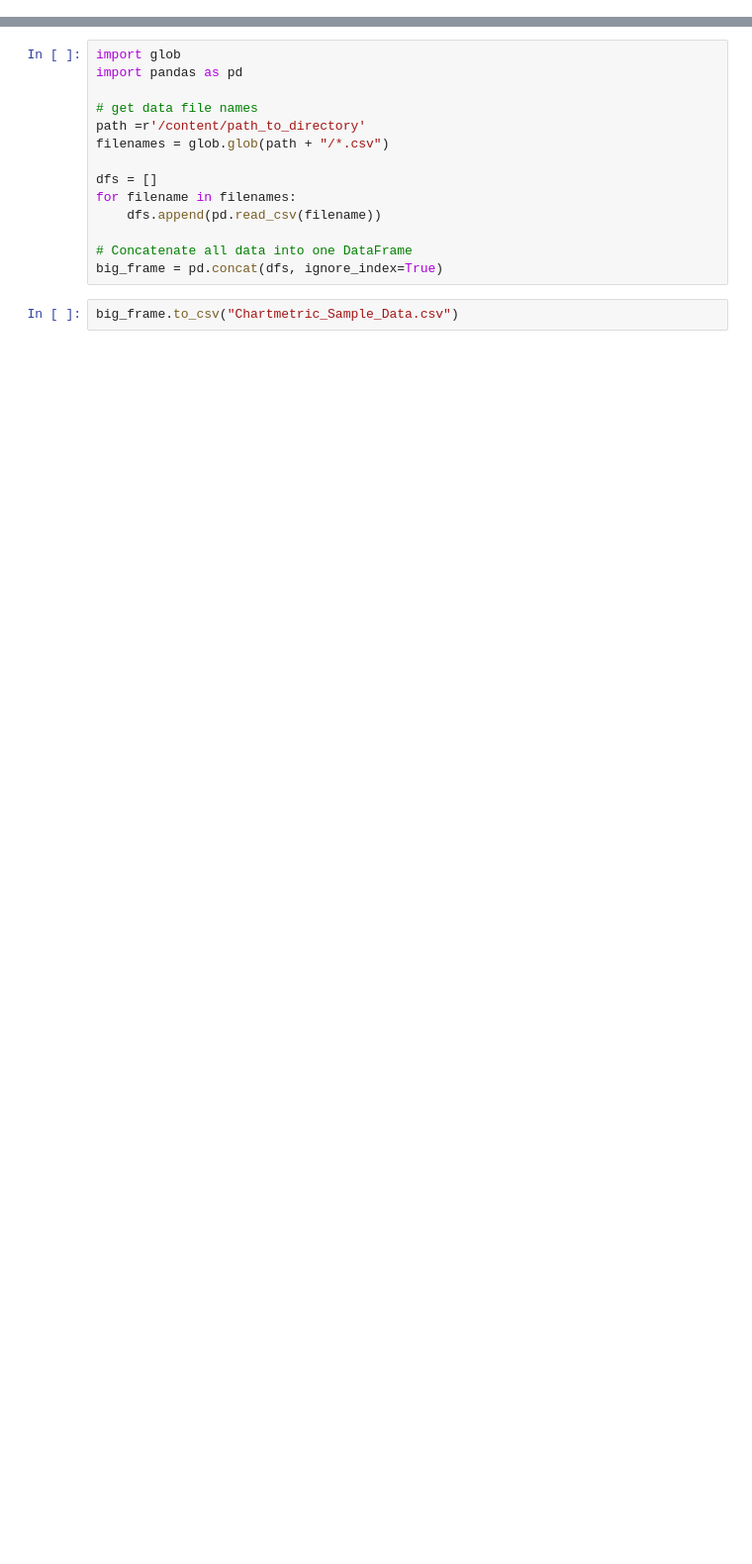
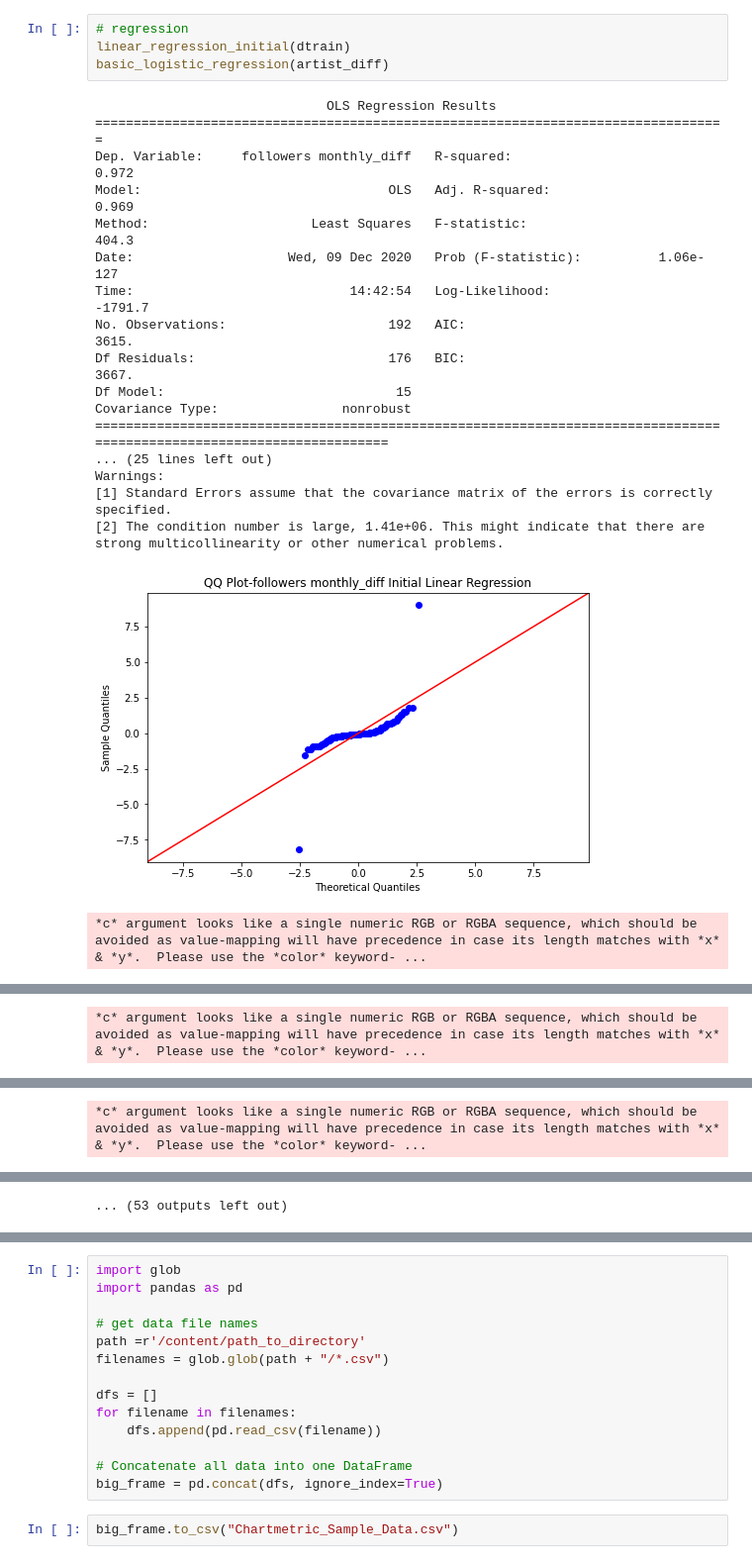
Before and after one commit to Tony363/Chartmetric_Analysis, a Jupyter notebook: Chartmetric_DataConsolidation.ipynb, the cells around one changed output, grey strips where cells are left out. Shown at 99% size. Saved outputs shown, nothing was run; the diff lists cells and outputs as text; blank space fills up the shorter version.

```diff
--- a/Chartmetric_DataConsolidation.ipynb
+++ b/Chartmetric_DataConsolidation.ipynb
@@ -21,0 +752,24 @@
+# %%
+# regression
+linear_regression_initial(dtrain)
+basic_logistic_regression(artist_diff)
+# %% [output]
+                              OLS Regression Results
+==================================================================================
+Dep. Variable:     followers monthly_diff   R-squared:                       0.972
+Model:                                OLS   Adj. R-squared:                  0.969
+Method:                     Least Squares   F-statistic:                     404.3
+Date:                    Wed, 09 Dec 2020   Prob (F-statistic):          1.06e-127
+Time:                            14:42:54   Log-Likelihood:                -1791.7
+No. Observations:                     192   AIC:                             3615.
+Df Residuals:                         176   BIC:                             3667.
+Df Model:                              15
+Covariance Type:                nonrobust
+=======================================================================================================================
+... (25 lines left out)
+Warnings:
+[1] Standard Errors assume that the covariance matrix of the errors is correctly specified.
+[2] The condition number is large, 1.41e+06. This might indicate that there are
+strong multicollinearity or other numerical problems.
+[figure, added]
+*c* argument looks like a single numeric RGB or RGBA sequence, which should be avoided as value-mapping will have precedence in case its length matches with *x* & *y*.  Please use the *color* keyword- ...
@@ -21,0 +795 @@
+*c* argument looks like a single numeric RGB or RGBA sequence, which should be avoided as value-mapping will have precedence in case its length matches with *x* & *y*.  Please use the *color* keyword- ...
@@ -21,0 +815 @@
+*c* argument looks like a single numeric RGB or RGBA sequence, which should be avoided as value-mapping will have precedence in case its length matches with *x* & *y*.  Please use the *color* keyword- ...
@@ -21,0 +817 @@
+... (53 outputs left out)
```
Also changed, not shown: parts of 23 cells of this notebook.
